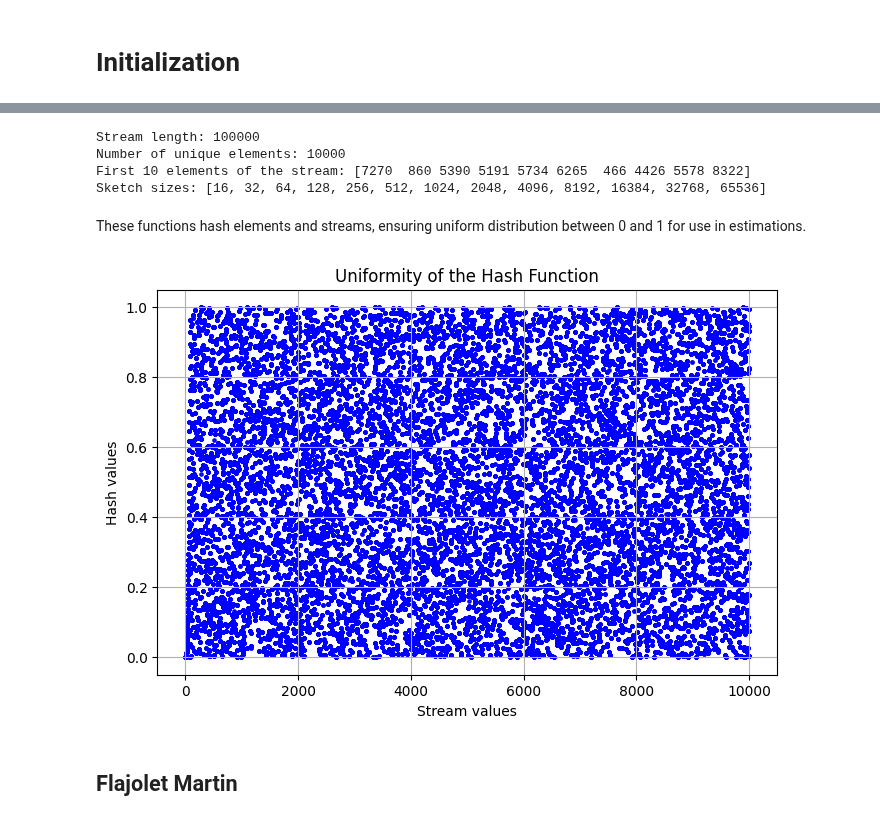
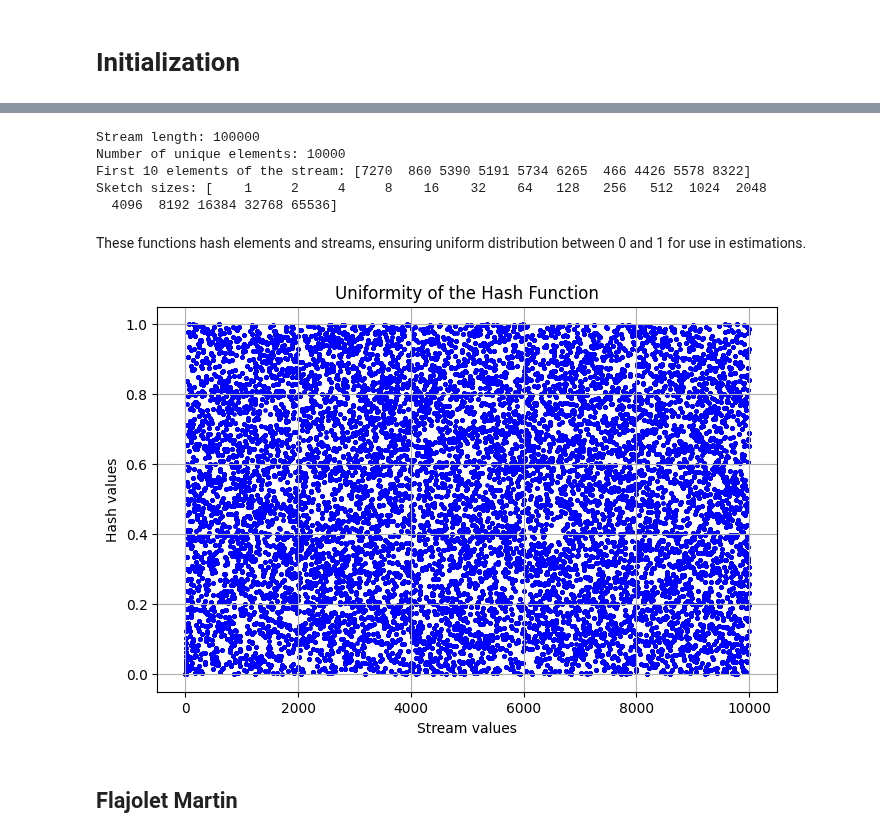
Before and after one commit to Gal-Noy/MSC-Data-Streaming-Algorithms, a Jupyter notebook: FM_CountMin/FM_CountMin.ipynb, the cells around one changed output, grey strips where cells are left out. Saved outputs shown, nothing was run; the diff lists cells and outputs as text; code cells hidden in the pictures.

```diff
--- a/FM_CountMin/FM_CountMin.ipynb
+++ b/FM_CountMin/FM_CountMin.ipynb
@@ -29,37 +19,46 @@ print(f"Stream length: {len(stream)}")
 print(f"Number of unique elements: {num_unique_elements}")
 print(f"First 10 elements of the stream: {stream[:10]}")
 
-# Logarithmically increasing sketch sizes (between 10 and 100000)
-sketch_sizes = [2**i for i in range(4, 17)]
+# Logarithmically increasing sketch sizes
+sketch_sizes = np.logspace(0, 16, num=17, base=2, dtype=int)
 print(f"Sketch sizes: {sketch_sizes}")
 # %% [output]
 Stream length: 100000
 Number of unique elements: 10000
 First 10 elements of the stream: [7270  860 5390 5191 5734 6265  466 4426 5578 8322]
-Sketch sizes: [16, 32, 64, 128, 256, 512, 1024, 2048, 4096, 8192, 16384, 32768, 65536]
+Sketch sizes: [    1     2     4     8    16    32    64   128   256   512  1024  2048
+  4096  8192 16384 32768 65536]
 # %% [markdown]
 These functions hash elements and streams, ensuring uniform distribution between 0 and 1 for use in estimations.
 # %%
 import matplotlib.pyplot as plt
 
 # Prime number for the hash function, P > NUM_UNIQUE
-P = 2**19 - 1
+P = 2**16 + 1
 
-def hash_stream(stream: np.ndarray, a: int, b: int, c: int, d: int, p: int = P) -> np.ndarray:
-    return ((a * stream**3 + b * stream**2 + c * stream + d) % p) / p
+def hash_stream(stream: np.ndarray, a: int, b: int, m: int = P, normalize: bool = True, p: int = P) -> np.ndarray:
+    """
+    Hash the stream using the hash function (a * stream + b)^3 % p % m.
+    :param stream: The stream to hash
+    :param a: The slope of the hash function
+    :param b: The intercept of the hash function
+    :param p: The prime number for the hash function
+    :param m: The range of the hash function
+    :param normalize: Whether to normalize the hash values to [0, 1) or not
+    :return: The hashed stream
+    """
+    return (((a * stream + b)**3 % p) % m) / (m if normalize else 1)
 
 # Plot the uniformity of the hash function
-hashes = hash_stream(stream, 1, 2, 3, 4)
-
 plt.figure(figsize=(8, 5))
-plt.scatter(stream, hashes, alpha=0.7, color='blue', s=5)
+plt.scatter(stream, hash_stream(stream, 1, 2), alpha=0.7, color='blue', s=5)
 plt.title("Uniformity of the Hash Function")
 plt.xlabel("Stream values")
 plt.ylabel("Hash values")
 plt.grid(True)
 plt.show()
 # %% [output]
-[figure, old version]
+[figure, new version]
 # %% [markdown]
 ## Flajolet Martin
 # %% [markdown]
```
Also changed, not shown: parts of 8 cells of this notebook.
